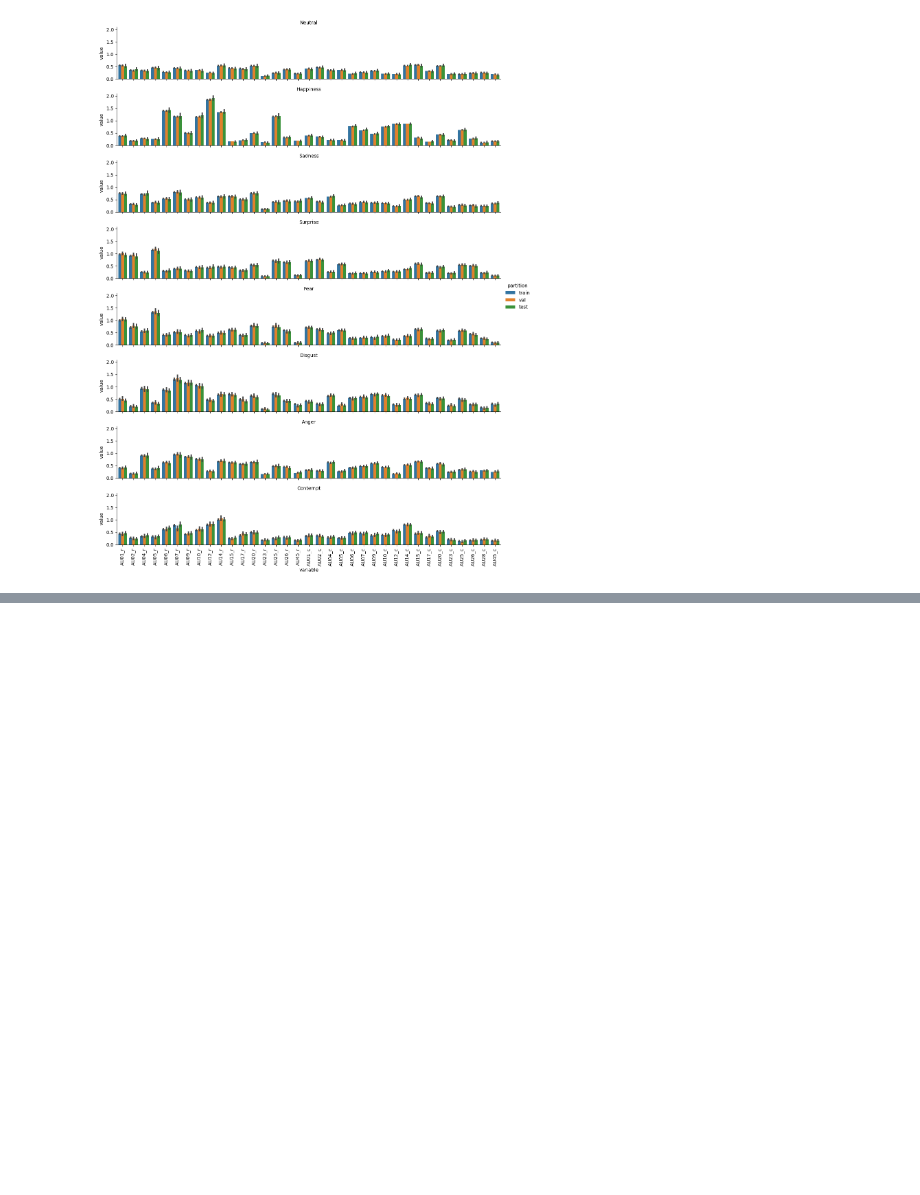
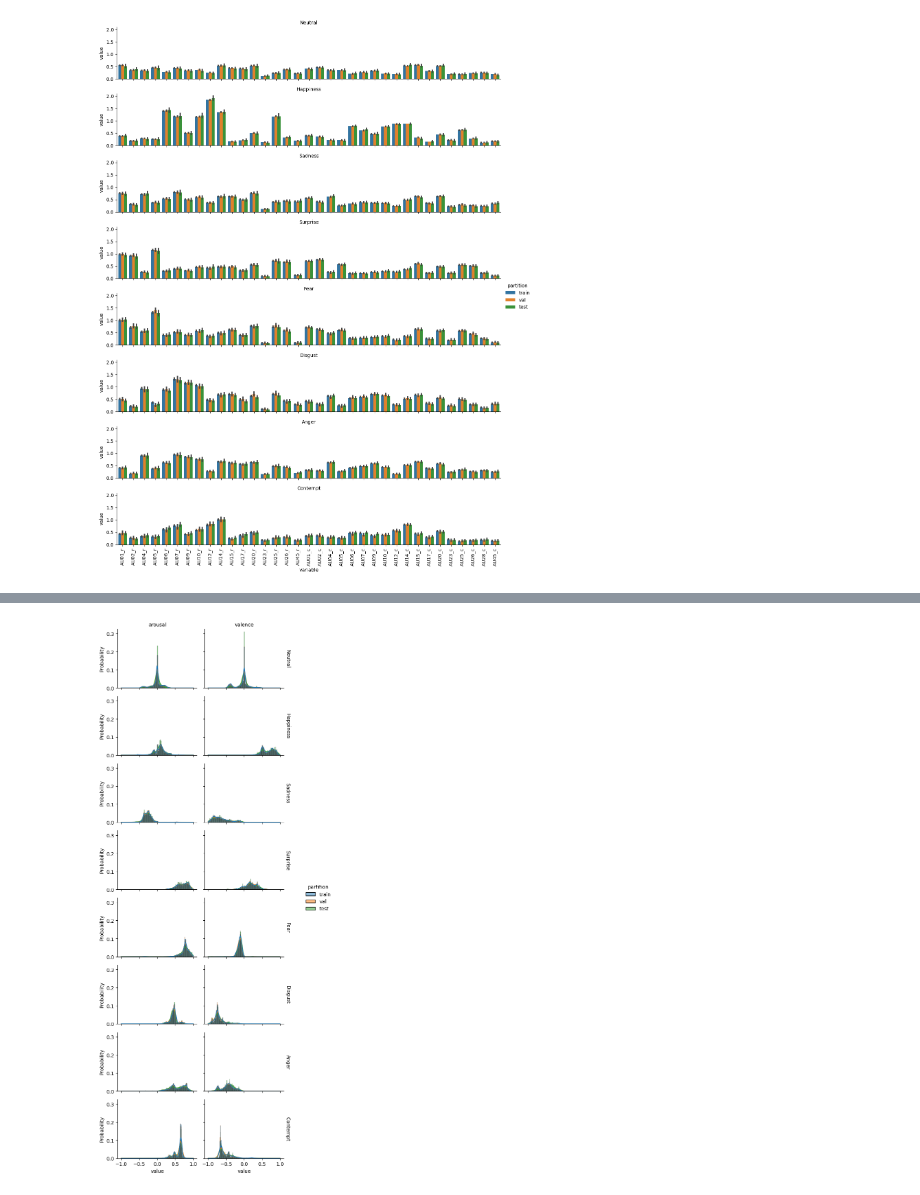
Before and after one commit to davidsjohnson/xai_ac, a Jupyter notebook: notebooks/affectnet_data_analysis.ipynb, the cells around one changed output, grey strips where cells are left out. Drawn from its saved outputs; the diff is of its cells as text; code cells hidden in the pictures; blank space fills up the shorter version.

```diff
--- a/notebooks/affectnet_data_analysis.ipynb
+++ b/notebooks/affectnet_data_analysis.ipynb
@@ -80,0 +108,29 @@ g.set_xticklabels(rotation=90);
+# %%
+label_type = ['arousal', 'valence', 'expression']
+data_root = Path('../data/')
+val_split = 0.2
+batch_size = 100
+# %%
+dm = AffectNetImageDataModule(label_type=label_type, data_root=data_root, val_split=val_split, batch_size=batch_size, refresh_cache=False, keep_as_pandas=True)
+dm.prepare_data()
+dm.setup(stage=None)
+# %%
+df_img_train = dm.train_dataset.dataset.df.iloc[dm.train_dataset.indices]
+df_img_train = df_img_train.reset_index()
+df_img_train = df_img_train.astype({"expression": int}, errors='raise')
+df_tmp = pd.DataFrame(data=['train']*len(df_img_train), columns=['partition'])
+df_img_train = pd.concat([df_img_train, df_tmp], axis=1)
+
+df_img_val = dm.val_dataset.dataset.df.iloc[dm.val_dataset.indices]
+df_img_val = df_img_val.reset_index()
+df_img_val = df_img_val.astype({"expression": int}, errors='raise')
+df_tmp = pd.DataFrame(data=['val']*len(df_img_val), columns=['partition'])
+df_img_val = pd.concat([df_img_val, df_tmp], axis=1)
+
+df_img_test = dm.test_dataset.df
+df_img_test = df_img_test.reset_index()
+df_img_test = df_img_test.astype({"expression": int}, errors='raise')
+df_tmp = pd.DataFrame(data=['test']*len(df_img_test), columns=['partition'])
+df_img_test = pd.concat([df_img_test, df_tmp], axis=1)
+
+df_img_all = pd.concat([df_img_train, df_img_val, df_img_test], axis=0)
@@ -80,0 +152,13 @@ g.set_xticklabels(rotation=90);
+# %%
+df_histplot_melt = df_img_all[['arousal', 'valence', 'partition', 'expression', 'img_id']].melt(id_vars=['partition', 'img_id', 'expression'])
+label_map = {i: name for i, name in enumerate(dm.expression_labels)}
+df_histplot_melt['expression'] = df_histplot_melt['expression'].map(label_map)
+g = sns.displot(
+    df_histplot_melt, x="value", row='expression', col="variable", hue="partition",
+    kind='hist', stat='probability', common_norm=False, kde=True,
+    aspect=1.5, height=2, row_order=dm.expression_labels,
+    facet_kws = {'margin_titles': True}
+)
+g.set_titles(row_template = '{row_name}', col_template = '{col_name}');
+# %% [output]
+[figure, added]
```
Also changed, not shown: parts of 15 cells of this notebook.
